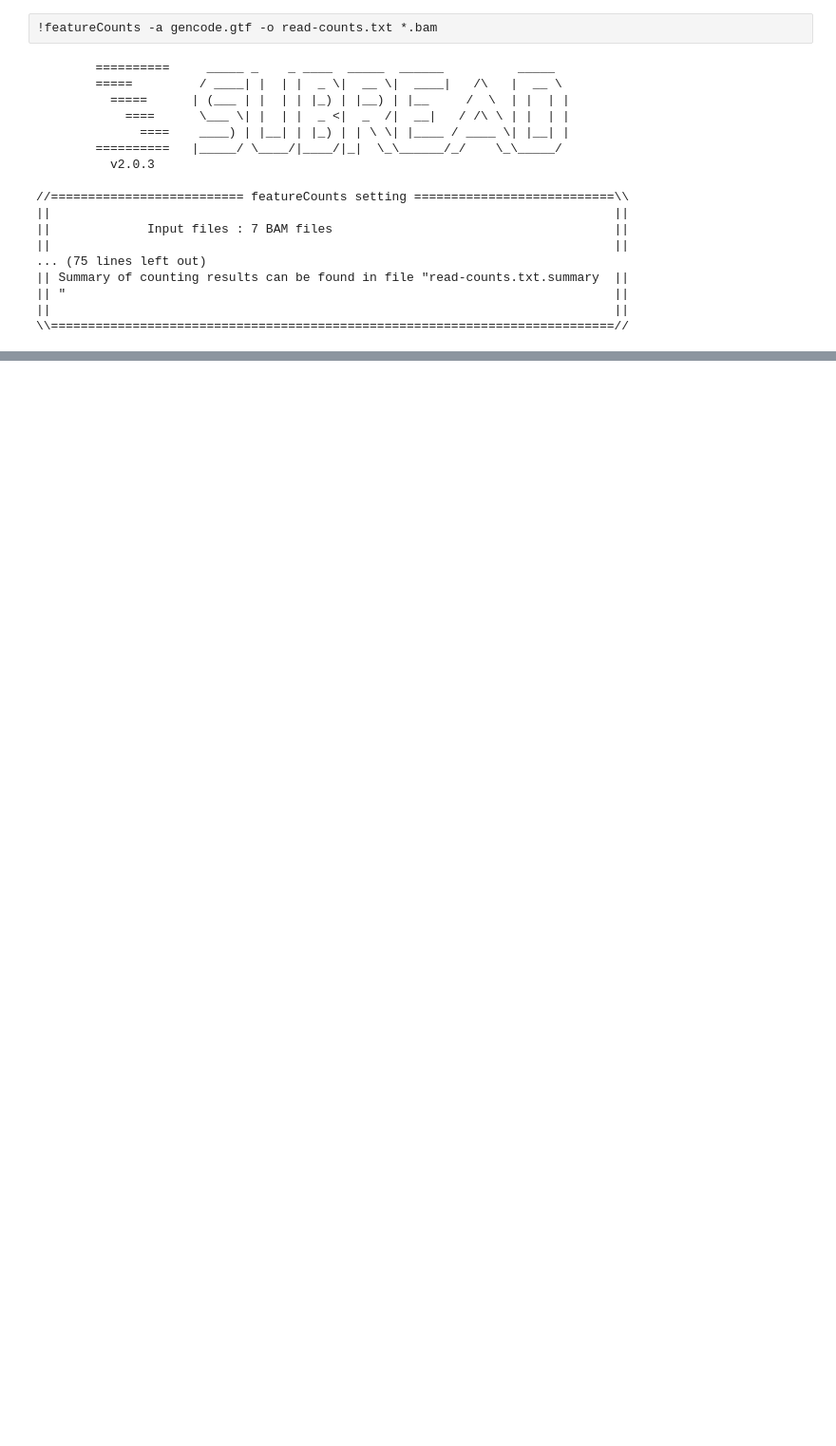
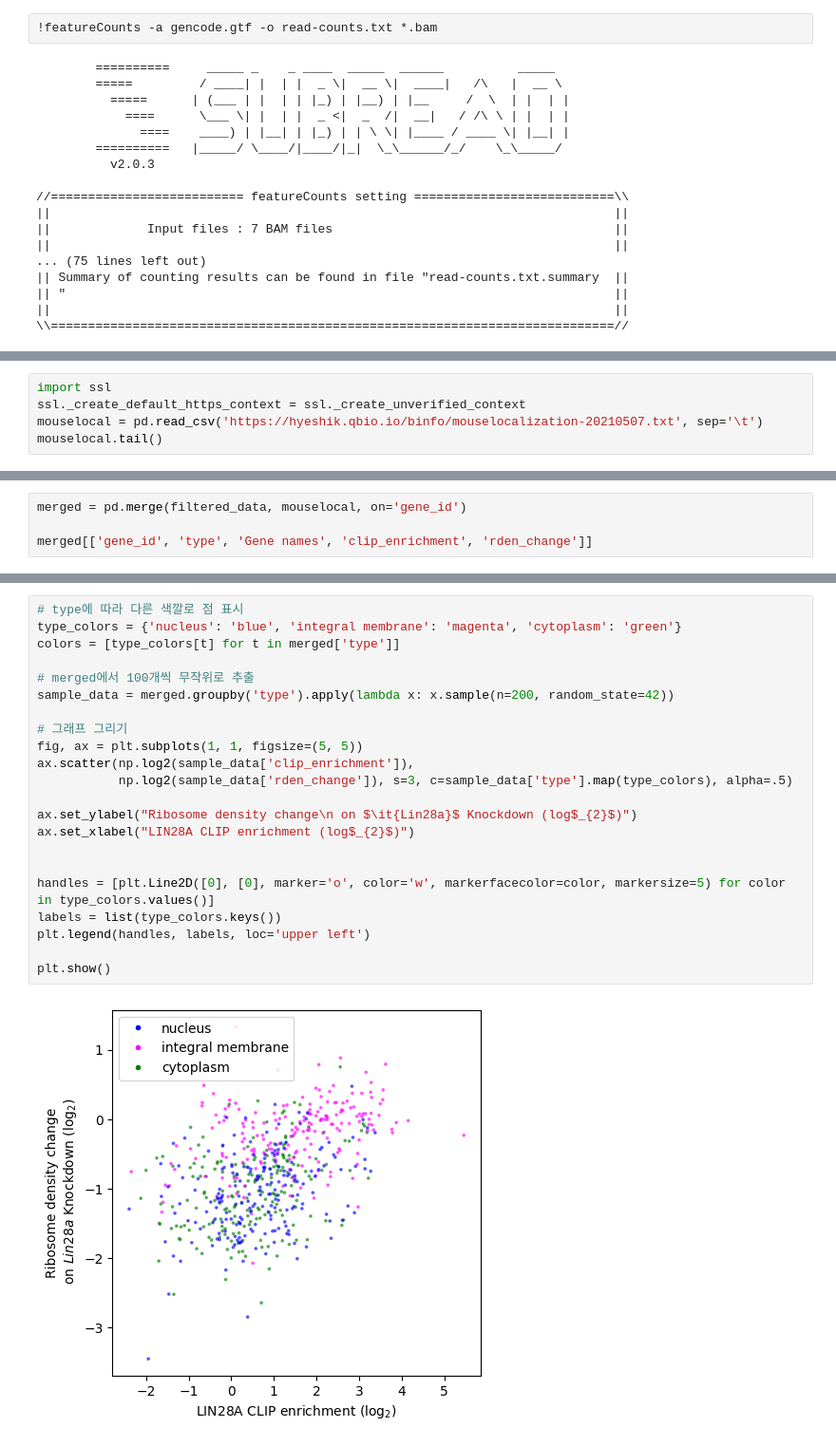
Before and after one commit to JungseoChoi/CJSbioinformatics, a Jupyter notebook: bioinformatics_project.ipynb, the cells around one changed output, grey strips where cells are left out. Shown: that part at 95% size. Saved outputs shown, nothing was run; the diff lists cells and outputs as text; blank space fills up the shorter version.

```diff
--- a/bioinformatics_project.ipynb
+++ b/bioinformatics_project.ipynb
@@ -113,3 +163,8 @@ ax.text(0.05, 0.95, f"R = {corr:.2f}", transform=ax.transAxes, fontsize=12,
 plt.show()
 # %% [output]
 [figure]
+# %%
+import ssl
+ssl._create_default_https_context = ssl._create_unverified_context
+mouselocal = pd.read_csv('https://hyeshik.qbio.io/binfo/mouselocalization-20210507.txt', sep='\t')
+mouselocal.tail()
@@ -115,0 +190,4 @@ plt.show()
+# %%
+merged = pd.merge(filtered_data, mouselocal, on='gene_id')
+
+merged[['gene_id', 'type', 'Gene names', 'clip_enrichment', 'rden_change']]
@@ -115,0 +277,24 @@ plt.show()
+# %%
+# type에 따라 다른 색깔로 점 표시
+type_colors = {'nucleus': 'blue', 'integral membrane': 'magenta', 'cytoplasm': 'green'}
+colors = [type_colors[t] for t in merged['type']]
+
+# merged에서 100개씩 무작위로 추출
+sample_data = merged.groupby('type').apply(lambda x: x.sample(n=200, random_state=42))
+
+# 그래프 그리기
+fig, ax = plt.subplots(1, 1, figsize=(5, 5))
+ax.scatter(np.log2(sample_data['clip_enrichment']),
+           np.log2(sample_data['rden_change']), s=3, c=sample_data['type'].map(type_colors), alpha=.5)
+
+ax.set_ylabel("Ribosome density change\n on $\it{Lin28a}$ Knockdown (log$_{2}$)")
+ax.set_xlabel("LIN28A CLIP enrichment (log$_{2}$)")
+
+
+handles = [plt.Line2D([0], [0], marker='o', color='w', markerfacecolor=color, markersize=5) for color in type_colors.values()]
+labels = list(type_colors.keys())
+plt.legend(handles, labels, loc='upper left')
+
+plt.show()
+# %% [output]
+[figure, added]
```
Also changed, not shown: parts of 17 cells of this notebook.
